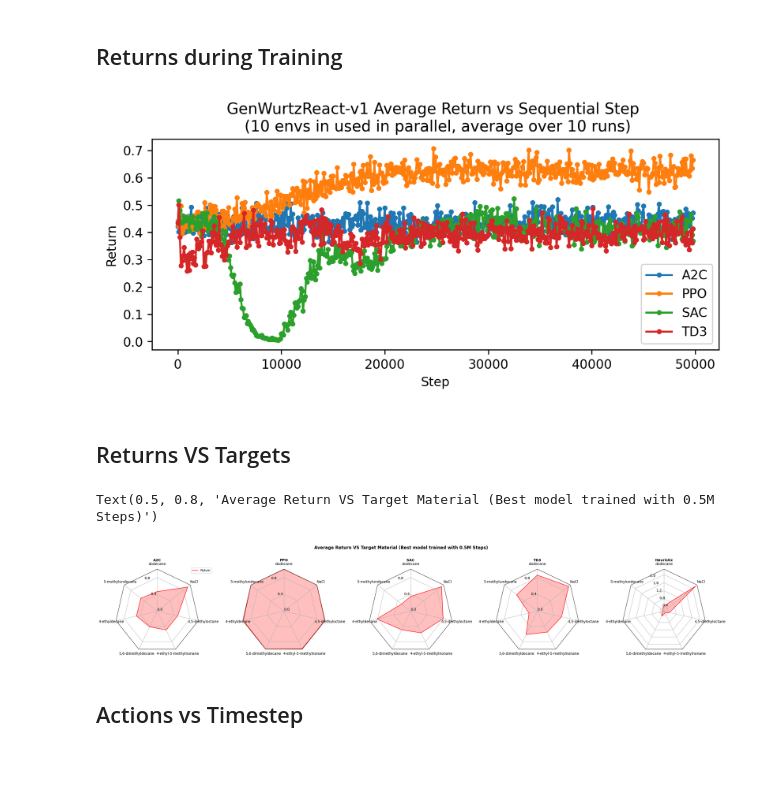
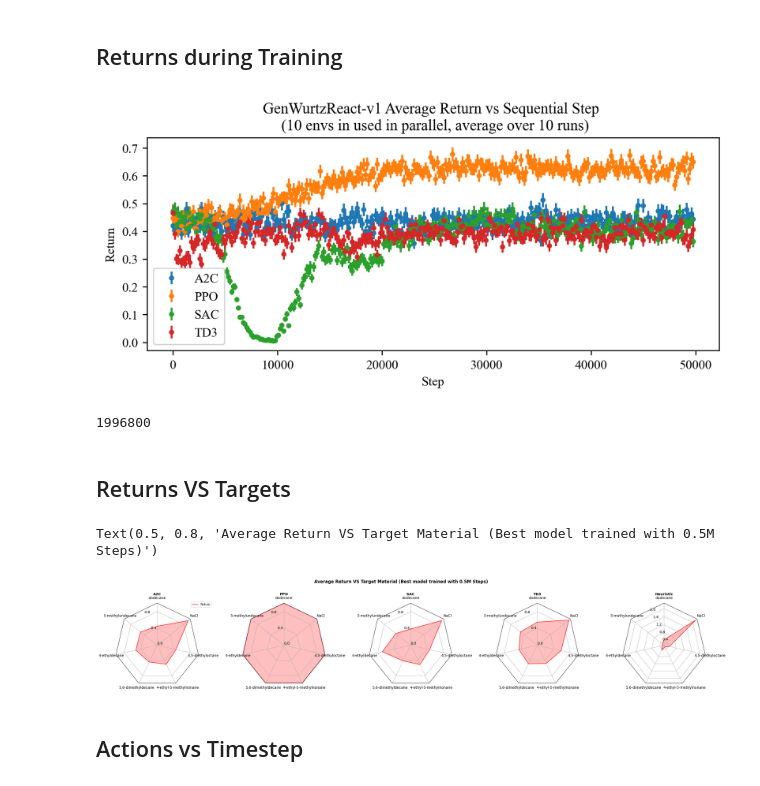
Before and after one commit to chemgymrl/chemgymrl, a Jupyter notebook: RL_rollout/React_Visualization.ipynb, the cells around one changed output. Cells and saved outputs as stored; diff of their text form; code cells hidden in the pictures.

```diff
--- a/RL_rollout/React_Visualization.ipynb
+++ b/RL_rollout/React_Visualization.ipynb
@@ -5,7 +5,7 @@ import time
 #print(Opt())
 import pandas as pd
 from RadarGraph import *
-
+plt.rcParams["font.family"] = "Times New Roman"
 import sys
 sys.path.append('../')
 
@@ -43,31 +43,46 @@ def plotabt(all_act,actions,colors,names,title_ext="",title=None,ylim=(-0.15,1.1
         axs[0][(int(len(names)-0.5)//2)-1].text(2,2,title)
     #axs[0,-1].legend(names,loc=(0.8, .0))
     axs[-1,0].set_xlabel("Step")
+
+
+def mean_stdv_step_n(data,interp_steps=1,steps=20):
+    alt_data=data.reshape([data.shape[0],data.shape[1]//interp_steps,interp_steps])
+    alt_data=alt_data.transpose(0,2,1)
+    alt_data=alt_data.reshape([data.shape[0]*interp_steps,data.shape[1]//interp_steps])
+    mean=alt_data.mean(axis=0)
+    stdv=(alt_data.var(axis=0))**0.5
+    steps=np.arange(mean.shape[0])*steps*interp_steps
+    N=alt_data.shape[0]
+    return mean,stdv,steps,N
 # %% [markdown]
 # Wurtz React
 # %%
 parent_dir = "MODELS\\GenWurtzReact-v1"
 
-folders = load_rollouts(parent_dir,obj=default_obj,last=False)
-gheuristic = pd.read_pickle("Legacy\\Legacy5\\MODELS\\GenWurtzReact-v1\\Heuristic/rollout")
+folders = load_rollouts(parent_dir,obj=None,last=False)
+gheuristic = pd.read_pickle("MODELS\\GenWurtzReact-v1\\Heuristic/rollout")
 # %% [markdown]
 ## Returns during Training
 # %%
 fig = plt.figure(1,figsize=(8,3), dpi=240, facecolor='w', edgecolor='k')
 
 for algo in folders:
     subf = parent_dir+"\\"+algo
-    returns,counts=merge_varying_graphs(subf,steps=100)
+    returns,counts=merge_varying_graphs(subf,steps=20,separate_runs=False)
     #Average over the different runs
-    returns=returns.mean(axis=0)
-    plt.plot(np.arange(returns.shape[0])*100,returns,".-",label=algo)
+    mean,stdv,steps,n= mean_stdv_step_n(returns,interp_steps=8)
+    plt.errorbar(steps,mean,stdv/n**0.5,fmt=".",label=algo)
 
 plt.xlabel("Step")
 plt.ylabel("Return")
 plt.legend()
-#plt.savefig("Legacy/Figures/GenWurtzReactRuns.pdf",bbox_inches='tight')
+plt.savefig("Legacy/Figures/WurtzReact/GenWurtzReactRuns.pdf",bbox_inches='tight')
 plt.title("GenWurtzReact-v1 Average Return vs Sequential Step \n (10 envs in used in parallel, average over 10 runs)")
 
 plt.show()
 # %% [output]
-[figure, old version]
+[figure, new version]
+# %%
+800*312*8
+# %% [output]
+1996800
@@ -80,13 +99,16 @@ radar_info={a:[get_conditional_rewards(folders[a])[1]/heuristic_rewards] for a i
 radar_info["Heuristic"] = [heuristic_rewards]
 
 fig,axs = stat_show(radar_info,CWtargs,["Return"],figsize=(30,7))
+
+#plt.savefig("Legacy\\Figures\\WurtzReact\\MeanGenWurtz.pdf",bbox_inches="tight")
+
 #Add in a title
 fig.text(0.5, 0.8, "Average Return VS Target Material (Best model trained with 0.5M Steps)",
              horizontalalignment='center', color='black', weight='bold',
              size='large')
 # %% [output]
 Text(0.5, 0.8, 'Average Return VS Target Material (Best model trained with 0.5M Steps)')
-[figure, old version]
+[figure, new version]
 # %% [markdown]
 ## Actions vs Timestep
 # %%
```
Also changed, not shown: parts of 6 cells of this notebook, 2 other files.
